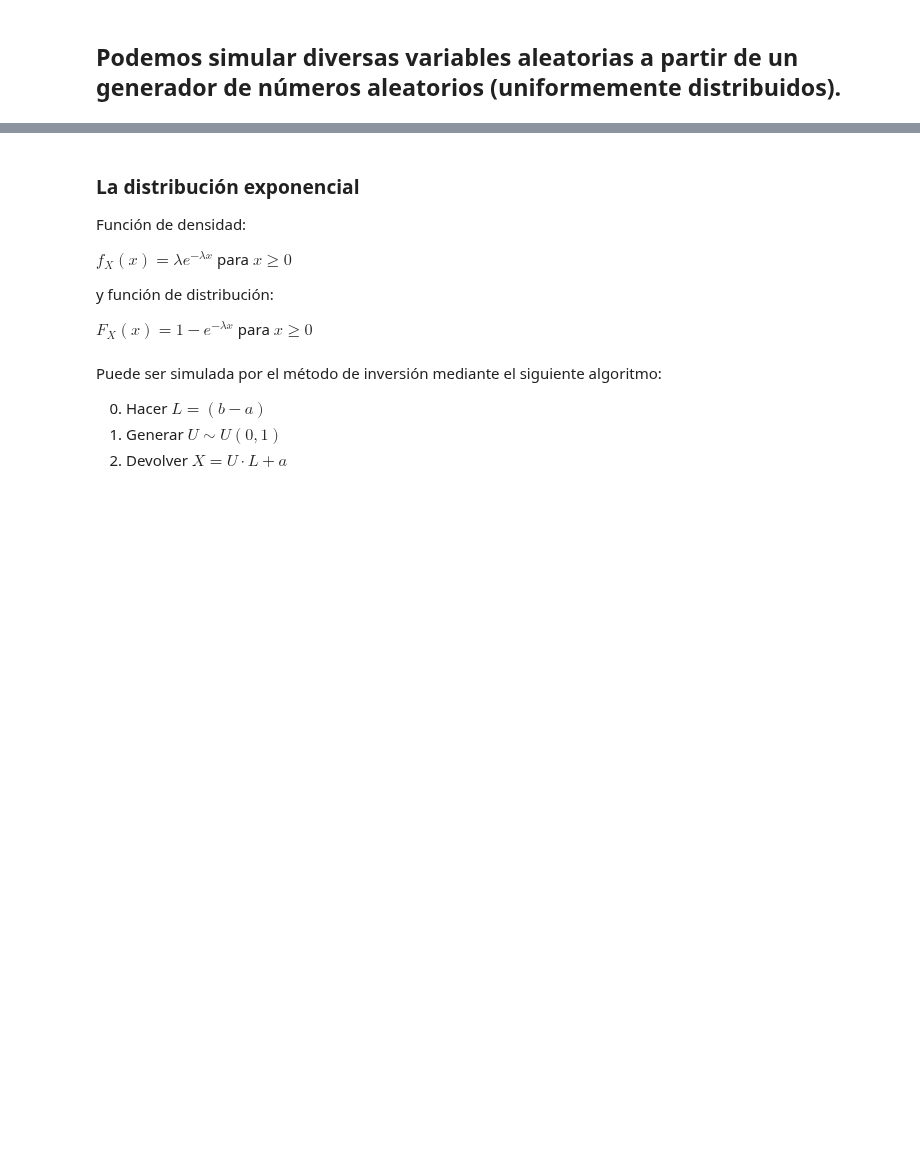
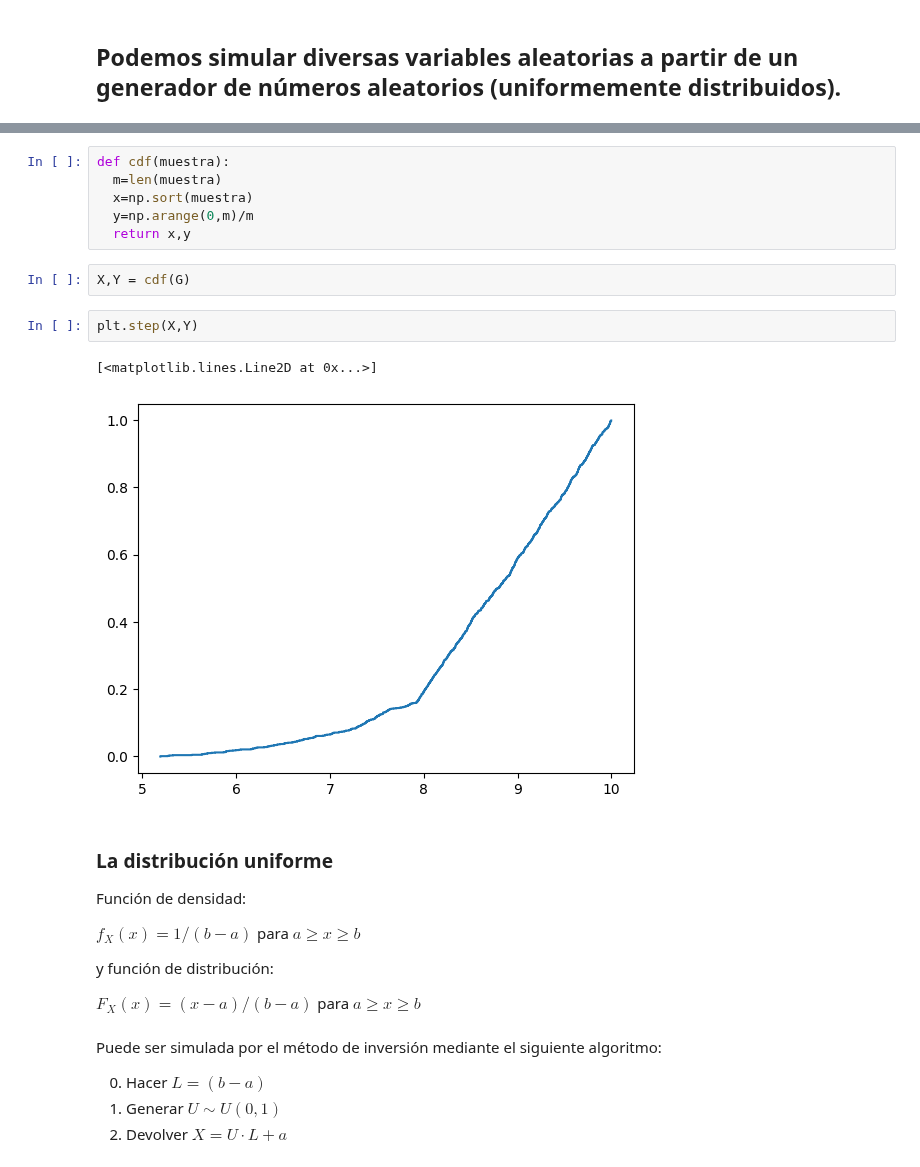
Before and after one commit to MartaPCastillo/Simulaci-n-I-, a Jupyter notebook: Generación_de_Variables_Aleatorias.ipynb, the cells around one changed output, grey strips where cells are left out. Saved outputs shown, nothing was run; the diff lists cells and outputs as text; blank space fills up the shorter version.

```diff
--- a/Generación_de_Variables_Aleatorias.ipynb
+++ b/Generación_de_Variables_Aleatorias.ipynb
@@ -434,13 +502,26 @@ plt.show()
+# %%
+def cdf(muestra):
+  m=len(muestra)
+  x=np.sort(muestra)
+  y=np.arange(0,m)/m
+  return x,y
+# %%
+X,Y = cdf(G)
+# %%
+plt.step(X,Y)
+# %% [output]
+[<matplotlib.lines.Line2D at 0x...>]
+[figure, added]
 # %% [markdown]
-### La distribución exponencial
+### La distribución uniforme
 
 Función de densidad:
 
-$f_X (x) = \lambda e^{-\lambda x}$  para $x \geq 0$
+$f_X (x) = 1/(b-a)$  para $a \geq x \geq b$
 
 y función de distribución:
 
-$F_X (x) = 1 - e^{-\lambda x}$  para $x \geq 0$
+$F_X (x) = (x-a) / (b-a)$  para $a \geq x \geq b$
 # %% [markdown]
 Puede ser simulada por el método de inversión mediante el siguiente algoritmo:
 
```
Also changed, not shown: parts of 9 cells of this notebook.
